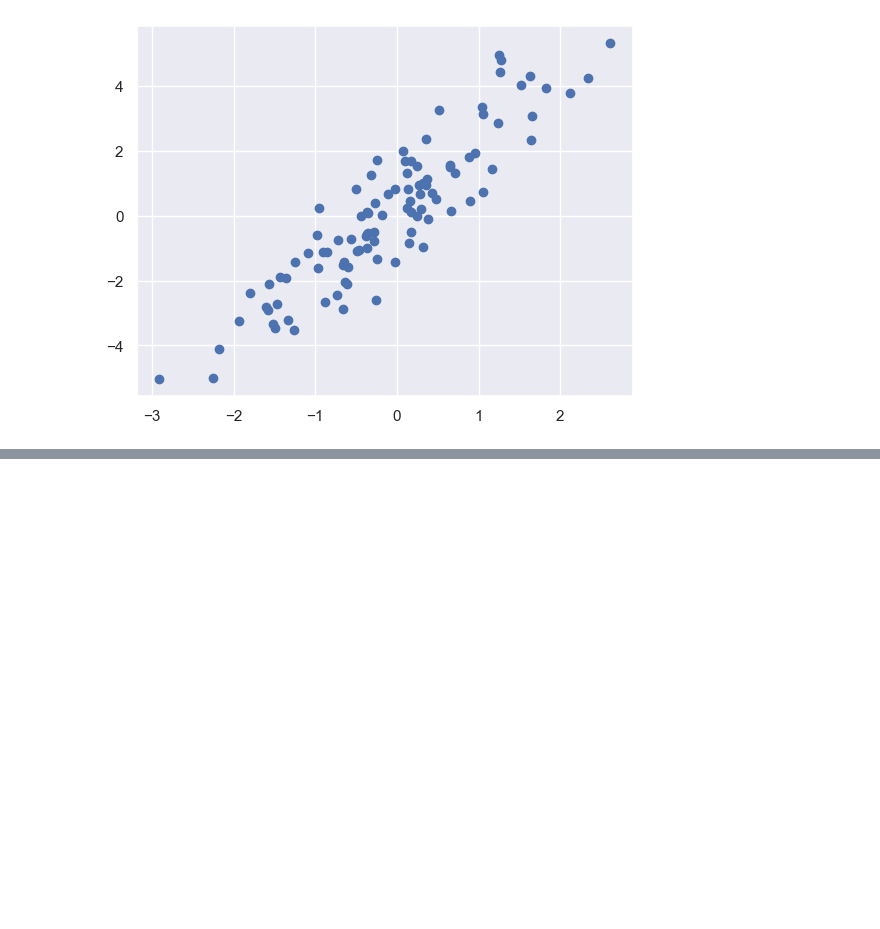
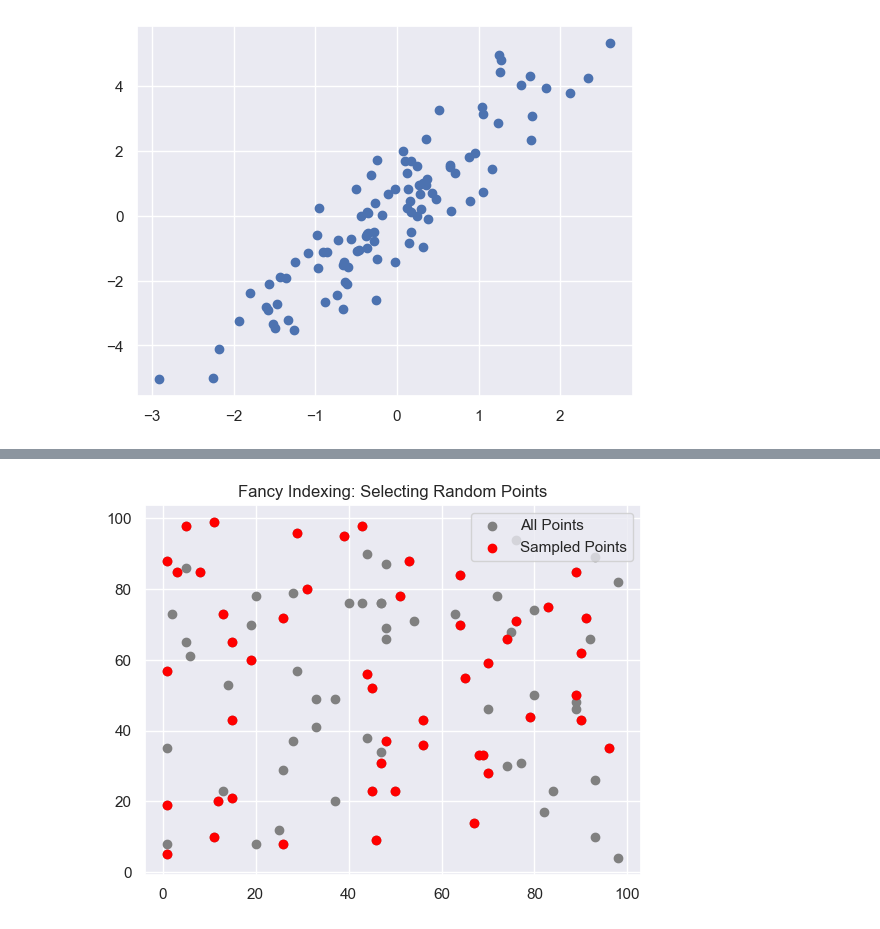
Before and after one commit to Astro-Joe/Data_Science_Learning_Process, a Jupyter notebook: Manipulating_arrays.ipynb, the cells around one changed output, grey strips where cells are left out. Saved outputs shown, nothing was run; the diff lists cells and outputs as text; code cells hidden in the pictures; blank space fills up the shorter version.

Commit message:
Simpler example explaning selecting random points using fancy indexing

```diff
--- a/Manipulating_arrays.ipynb
+++ b/Manipulating_arrays.ipynb
@@ -568,3 +568,8 @@ plt.scatter(X[:, 0], X[:, 1])
 plt.show()
 # %% [output]
 [figure]
+# %%
+# A more concise example of selecting random points
+
+Z = rand.randint(1, 100, size=(100, 2)) #  Generates a 100x2 array of random numbers
+Z
@@ -570,0 +594,3 @@ plt.show()
+# %%
+indices = np.random.choice(len(Z), size= 50, replace=False) #  Chooses 50 different array indices from the 2d array "Z"
+indices
@@ -570,0 +601,4 @@ plt.show()
+# %%
+rand_points = Z[indices] #  Generates an array containing the 50 random array indices selected.
+rand_points
+#len(rand_points)
@@ -570,0 +623,8 @@ plt.show()
+# %%
+plt.scatter(Z[:, 0], Z[:, 1], c="gray", label='All Points')
+plt.scatter(rand_points[:, 0], rand_points[:, 1], c='red', label="Sampled Points")
+plt.legend()
+plt.title('Fancy Indexing: Selecting Random Points')
+plt.show()
+# %% [output]
+[figure, added]
```
Also changed, not shown: parts of 3 cells of this notebook.
